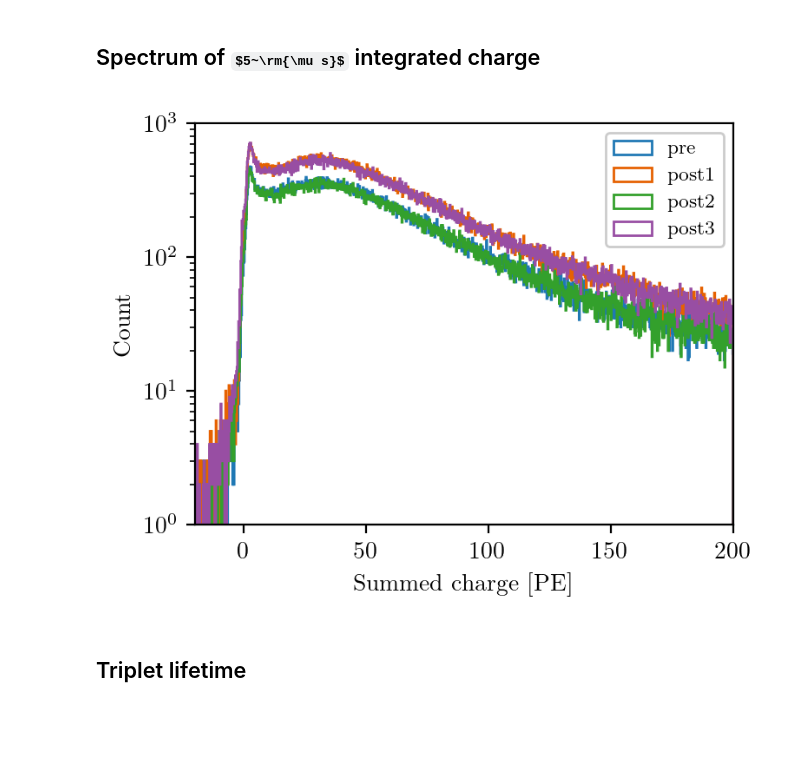
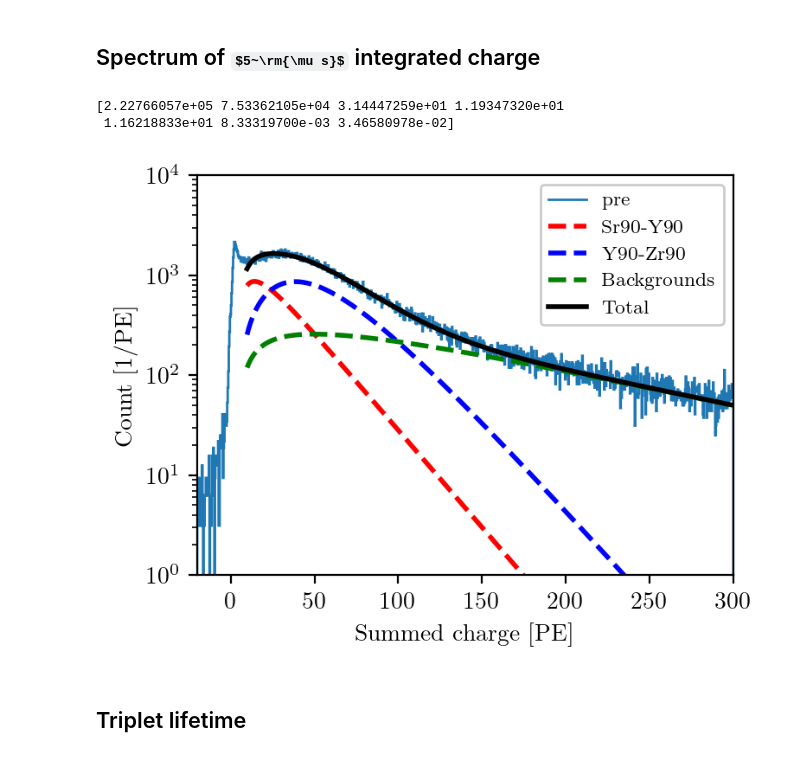
Before and after one commit to darkside-princeton/sipm-analysis, a Jupyter notebook: jupyter/scintillation-allan.ipynb, the cells around one changed output. Saved outputs shown, nothing was run; the diff lists cells and outputs as text; code cells hidden in the pictures; some formulas as TeX source; blank space fills up the shorter version.

```diff
--- a/jupyter/scintillation-allan.ipynb
+++ b/jupyter/scintillation-allan.ipynb
@@ -130,20 +133,45 @@ Text(0, 0.5, '$f_{\\rm prompt}$')
 # %% [markdown]
 ## Spectrum of $5~\rm{\mu s}$ integrated charge
-# %%
-xmin = -20
-xmax = 200
-nbins = 1000
-plt.figure()
-for i,dset in enumerate(ds1006):
-    plt.hist(dset.summed_integral_pe, bins=np.linspace(xmin,xmax,nbins), histtype='step', label=dscrp1006[i])
-plt.yscale('log')
-plt.legend(loc='upper right')
-plt.xlim(xmin, xmax)
-plt.xlabel('Summed charge [PE]')
-plt.ylabel('Count')
-plt.show()
-# %% [output]
-[figure, removed]
+# %%
+#binning
+xmin = -20
+xmax = 300
+nbins = 1000
+binw = (xmax-xmin)/nbins
+thre_pe = 10
+thre = int((thre_pe-xmin)/binw)
+#initial parameters
+n_beta=2.27e5
+n_bkg=7.70e4
+N0_trig=32.5
+B_trig=12.2
+enf=11.4
+b_bkg=0.00826
+lyp=0.0347
+#plot
+plt.figure()
+for i,dset in enumerate(ds1006[:1]):
+    hist, hist_bin = np.histogram(dset.summed_integral_pe, bins=nbins, range=(xmin,xmax))
+    plt.stairs(hist/binw, hist_bin, label=dscrp1006[i])
+    popt,pcov=curve_fit(beta.model_total, hist_bin[thre:-1], hist[thre:]/binw, p0=[n_beta, n_bkg, N0_trig, B_trig, enf, b_bkg, lyp], sigma=np.sqrt(hist[thre:])/binw, maxfev=10000)
+    print(popt)
+    spectra = np.array(beta.model(hist_bin[thre:], *popt))
+    # spectra = np.array(beta.model(hist_bin, n_beta, n_bkg, N0_trig, B_trig, enf, b_bkg, lyp))
+    plt.plot(hist_bin[thre:], spectra[0], 'r--', label='Sr90-Y90')
+    plt.plot(hist_bin[thre:], spectra[1], 'b--', label='Y90-Zr90')
+    plt.plot(hist_bin[thre:], spectra[2], 'g--', label='Backgrounds')
+    plt.plot(hist_bin[thre:], spectra[3], 'k-', label='Total')
+plt.yscale('log')
+plt.legend(loc='upper right')
+plt.xlim(xmin, xmax)
+plt.ylim(1e0,1e4)
+plt.xlabel('Summed charge [PE]')
+plt.ylabel('Count [1/PE]')
+plt.show()
+# %% [output]
+[2.22766057e+05 7.53362105e+04 3.14447259e+01 1.19347320e+01
+ 1.16218833e+01 8.33319700e-03 3.46580978e-02]
+[figure, added]
 # %% [markdown]
 ## Triplet lifetime
 # %%
```
Also changed, not shown: parts of 12 cells of this notebook, 1 other file.
